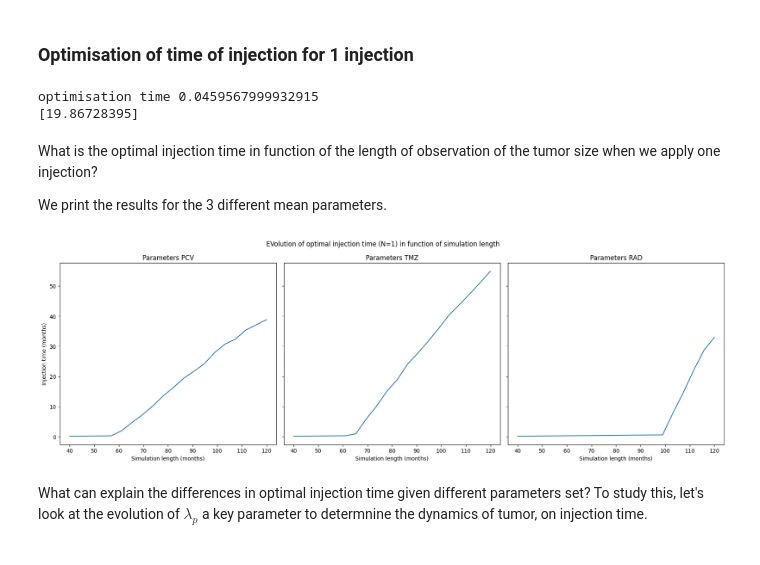
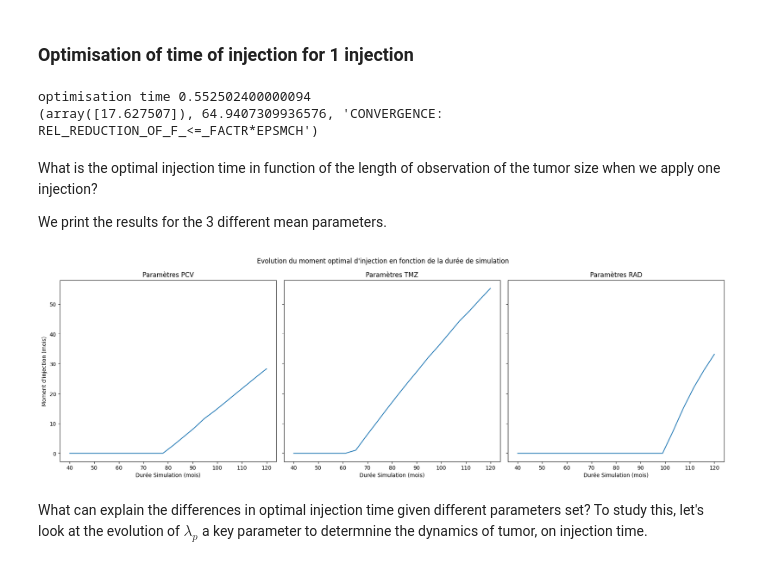
Before and after one commit to ambrejaeger/TP-M2, a Jupyter notebook: TP_parameters_exploration.ipynb, the cells around one changed output. Saved outputs shown, nothing was run; the diff lists cells and outputs as text; code cells hidden in the pictures.

```diff
--- a/TP_parameters_exploration.ipynb
+++ b/TP_parameters_exploration.ipynb
@@ -329,18 +316,17 @@ for i, params in enumerate(parameter_sets):
 
     # Add color bar specific to each subplot
     cbar = fig.colorbar(heatmap, ax=axs[i])
-    cbar.set_label("Mean MTD")
+    cbar.set_label("TD Moyen (mm)")
 
     # Set axis labels and title for each subplot
     axs[i].set_xlabel("P0/Q0")
     axs[i].set_ylabel("lambda_p" if i == 0 else "")
-    axs[i].set_title(f"Parameter Set {i+1}")
 
 # Adjust layout to prevent overlap
-axs[0].set_title(f"Parameters PCV")
-axs[1].set_title(f"Parameters TMZ")
-axs[2].set_title(f"Parameters RAD")
-plt.suptitle("2D Heatmaps of MTD values for Different Parameter Sets", y=1.05)
+axs[0].set_title(f"Paramètres PCV")
+axs[1].set_title(f"Paramètres TMZ")
+axs[2].set_title(f"Paramètres RAD")
+plt.suptitle("Effet de lambda_p et P0/Q0 sur DT", y=1.05)
 plt.tight_layout()
 
 plt.show()
@@ -548,47 +534,46 @@ C_tot = 1
 t_stop = 80
 start = t.perf_counter()
 
-Result = find_optimal(n_inj, C_tot, P0, Q0, Qp0, t_stop, maxfun=10, parameters = p)
+Result = find_optimal(n_inj, C_tot, P0, Q0, Qp0, 100, t_stop, parameters = parameters_PCV)
 
 stop = t.perf_counter()
 print("optimisation time", stop-start)
-Temps_injections = Result.x
+Temps_injections = Result
 print(Temps_injections)
 # %% [output]
-optimisation time 0.0459567999932915
-[19.86728395]
+optimisation time 0.552502400000094
+(array([17.627507]), 64.9407309936576, 'CONVERGENCE: REL_REDUCTION_OF_F_<=_FACTR*EPSMCH')
 # %% [markdown]
 What is the optimal injection time in function of the length of observation of the tumor size when we apply one injection?
 
 We print the results for the 3 different mean parameters.
 # %%
-
 n_inj = 1
 C_tot = 1
 
 
 parameter_sets = [parameters_PCV, parameters_TMZ, parameters_rad]
 initial_conditions = [y0_PCV, y0_TMZ, y0_rad]
 fig, axs = plt.subplots(1, 3, figsize=(18, 6), sharey=True)
-for i, params in enumerate(parameter_sets):
+for i, params in enumerate(copy.deepcopy(parameter_sets)):
     Y = []
     for t_stop in np.linspace(20, 120, 20):
 
-        Result = find_optimal(n_inj, C_tot, initial_conditions[i][1], initial_conditions[i][2], initial_conditions[i][3], t_stop, maxfun=10, parameters = params)
-        Y += [Result.x]
+        Result = find_optimal(n_inj, C_tot, initial_conditions[i][1], initial_conditions[i][2], initial_conditions[i][3], t_stop, 100, parameters = params)
+        Y += [Result[0]]
     axs[i].plot(np.linspace(40, 120, 20), Y)
-    axs[i].set_xlabel('Simulation length (months)')
-    axs[i].set_ylabel('Injection time (months)' if i == 0 else "")
+    axs[i].set_xlabel('Durée Simulation (mois)')
+    axs[i].set_ylabel("Moment d'injection (mois)" if i == 0 else "")
 
-axs[0].set_title(f"Parameters PCV")
-axs[1].set_title(f"Parameters TMZ")
-axs[2].set_title(f"Parameters RAD")
-plt.suptitle('EVolution of optimal injection time (N=1) in function of simulation length')
+axs[0].set_title(f"Paramètres PCV")
+axs[1].set_title(f"Paramètres TMZ")
+axs[2].set_title(f"Paramètres RAD")
+plt.suptitle("Evolution du moment optimal d'injection en fonction de la durée de simulation")
 plt.tight_layout()
 
 plt.show()
 # %% [output]
-[figure, old version]
+[figure, new version]
 # %% [markdown]
 What can explain the differences in optimal injection time given different parameters set? To study this, let's look at the evolution of $\lambda_{p}$ a key parameter to determnine the dynamics of tumor, on injection time.
 # %%
```
Also changed, not shown: parts of 11 cells of this notebook, 12 other files.
